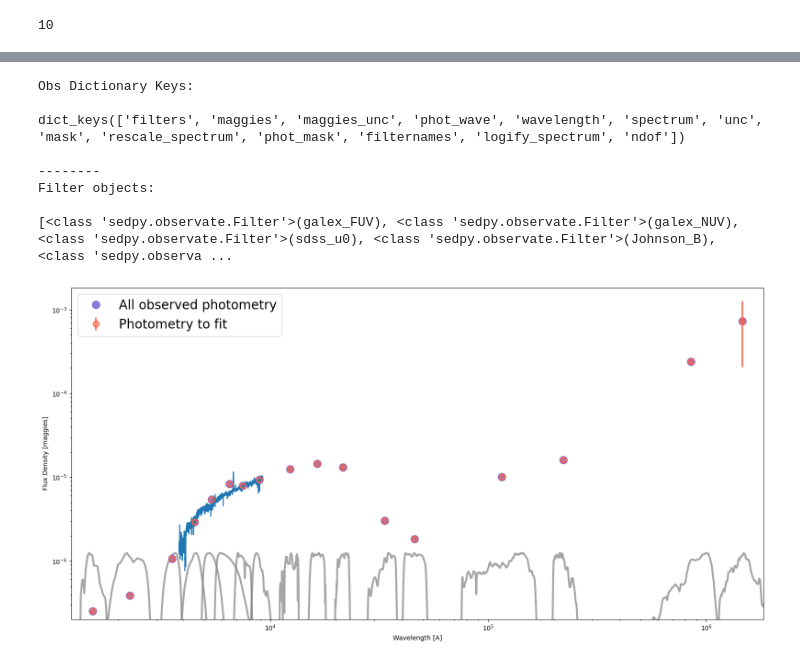
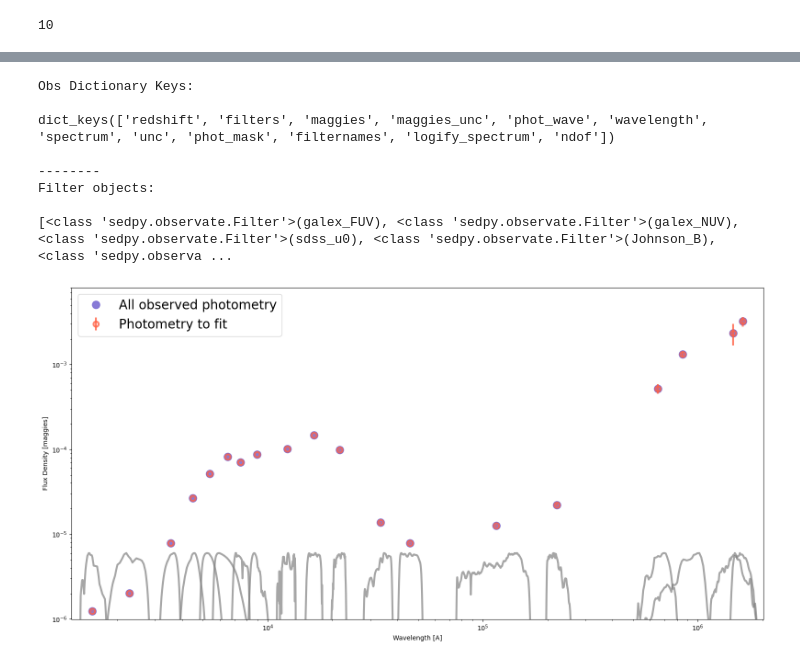
Before and after one commit to gregorycorcoran/Astro-Data, a Jupyter notebook: SED_tests.ipynb, the cells around one changed output, grey strips where cells are left out. Drawn from its saved outputs; the diff is of its cells as text; code cells hidden in the pictures.

```diff
--- a/SED_tests.ipynb
+++ b/SED_tests.ipynb
@@ -28,7 +30,7 @@ Photometry=np.genfromtxt('./photometry.csv',delimiter=',',names=True,missing_val
 targets={'NGC3705': np.asarray(list(Photometry[3])[1:]),
          'MCG05': np.asarray(list(Photometry[0])[1:]),
          'MCG06': np.asarray(list(Photometry[1])[1:]),
-         'UGC9374': np.asarray(list(Photometry[6])[1:]),
+         'UGC9379': np.asarray(list(Photometry[6])[1:]),
          'NVSSJ09': np.asarray(list(Photometry[5])[1:]),
          'NGC6365A': np.asarray(list(Photometry[4])[1:]),
          'NGC3016': np.asarray(list(Photometry[2])[1:])}
@@ -111,8 +146,8 @@ print(obs["filters"])
 wphot = obs["phot_wave"]
 
 # establish bounds
-xmin, xmax = np.min(wphot)*0.8, np.max(wphot)/0.8
-ymin, ymax = obs["maggies"].min()*0.8, obs["maggies"].max()/0.4
+xmin, xmax = np.nanmin(wphot)*0.8, np.nanmax(wphot)/0.8
+ymin, ymax = np.nanmin(obs["maggies"])*0.8, np.nanmax(obs["maggies"])/0.4
 plt.figure(figsize=(16,8))
 
 # plot all the data
@@ -120,7 +155,8 @@ plt.plot(wphot, obs['maggies'],
      label='All observed photometry',
      marker='o', markersize=12, alpha=0.8, ls='', lw=3,
      color='slateblue')
-plt.plot(obs['wavelength'],0.4*obs['wavelength']*obs['spectrum'])
+if target!='NGC3705':
+    plt.plot(obs['wavelength'],obs['wavelength']*obs['spectrum'])
 
 # overplot only the data we intend to fit
 mask = obs["phot_mask"]
@@ -128,32 +164,32 @@ plt.errorbar(wphot[mask], obs['maggies'][mask],
          yerr=obs['maggies_unc'][mask],
          label='Photometry to fit',
          marker='o', markersize=8, alpha=0.8, ls='', lw=3,
          ecolor='tomato', markerfacecolor='none', markeredgecolor='tomato',
          markeredgewidth=3)
 
 # plot Filters
 for f in obs['filters']:
     w, t = f.wavelength.copy(), f.transmission.copy()
     t = t / t.max()
     t = 10**(0.2*(np.log10(ymax/ymin)))*t * ymin
     plt.loglog(w, t, lw=3, color='gray', alpha=0.7)
 
 # prettify
 plt.xlabel('Wavelength [A]')
 plt.ylabel('Flux Density [maggies]')
 plt.xlim([xmin, xmax])
 plt.ylim([ymin, ymax])
 plt.xscale("log")
 plt.yscale("log")
 plt.legend(loc='best', fontsize=20)
 plt.tight_layout()
 # %% [output]
 Obs Dictionary Keys:
 
-dict_keys(['filters', 'maggies', 'maggies_unc', 'phot_wave', 'wavelength', 'spectrum', 'unc', 'mask', 'rescale_spectrum', 'phot_mask', 'filternames', 'logify_spectrum', 'ndof'])
+dict_keys(['redshift', 'filters', 'maggies', 'maggies_unc', 'phot_wave', 'wavelength', 'spectrum', 'unc', 'phot_mask', 'filternames', 'logify_spectrum', 'ndof'])
 
 --------
 Filter objects:
 
 [<class 'sedpy.observate.Filter'>(galex_FUV), <class 'sedpy.observate.Filter'>(galex_NUV), <class 'sedpy.observate.Filter'>(sdss_u0), <class 'sedpy.observate.Filter'>(Johnson_B), <class 'sedpy.observa ...
-[figure, old version]
+[figure, new version]
```
Also changed, not shown: parts of 19 cells of this notebook, 3 other files.
